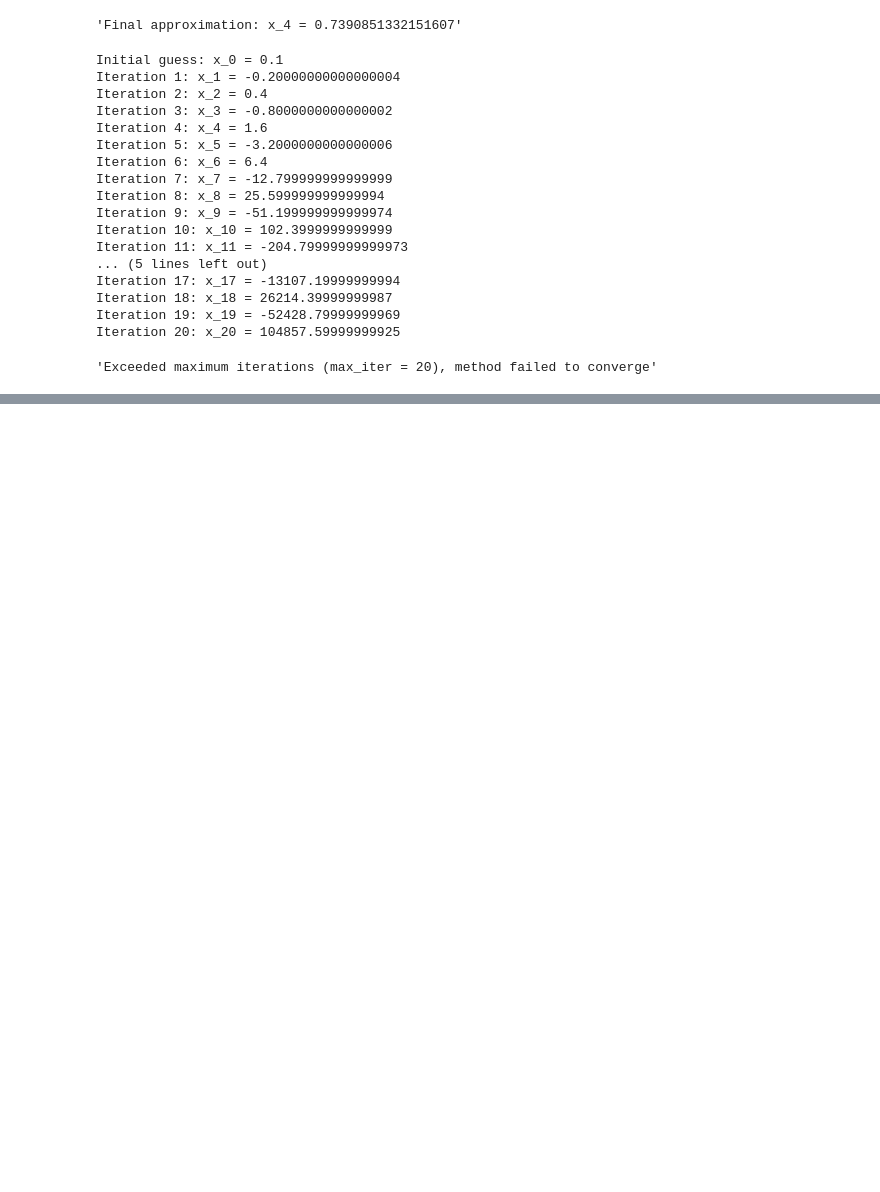
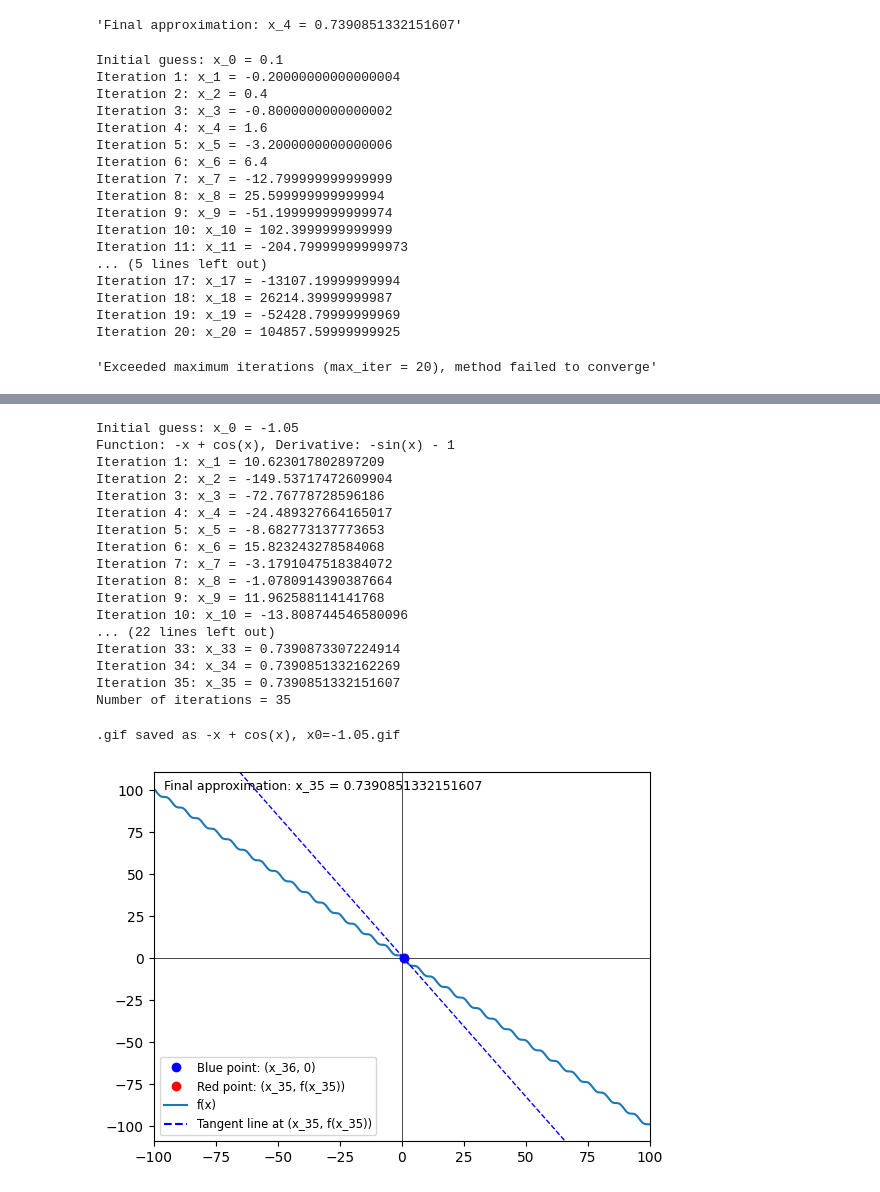
Before and after one commit to jkoganem/21-122, a Jupyter notebook: newton.ipynb, the cells around one changed output, grey strips where cells are left out. Drawn from its saved outputs; the diff is of its cells as text; code cells hidden in the pictures; blank space fills up the shorter version.

```diff
--- a/newton.ipynb
+++ b/newton.ipynb
@@ -344,0 +451,24 @@ Derivative is zero: f'(x_0) = 0. Method failed to converge.
+# %%
+p = lambda x: sp.cos(x) - x
+
+newton(p,-1.05,create_gif=True, legend_loc='lower left', x_range = (-100,100), max_iterations=100, fps=5)
+# %% [output]
+Initial guess: x_0 = -1.05
+Function: -x + cos(x), Derivative: -sin(x) - 1
+Iteration 1: x_1 = 10.623017802897209
+Iteration 2: x_2 = -149.53717472609904
+Iteration 3: x_3 = -72.76778728596186
+Iteration 4: x_4 = -24.489327664165017
+Iteration 5: x_5 = -8.682773137773653
+Iteration 6: x_6 = 15.823243278584068
+Iteration 7: x_7 = -3.1791047518384072
+Iteration 8: x_8 = -1.0780914390387664
+Iteration 9: x_9 = 11.962588114141768
+Iteration 10: x_10 = -13.808744546580096
+... (22 lines left out)
+Iteration 33: x_33 = 0.7390873307224914
+Iteration 34: x_34 = 0.7390851332162269
+Iteration 35: x_35 = 0.7390851332151607
+Number of iterations = 35
+.gif saved as -x + cos(x), x0=-1.05.gif
+[figure, added]
```
Also changed, not shown: parts of 18 cells of this notebook, 4 other files.
